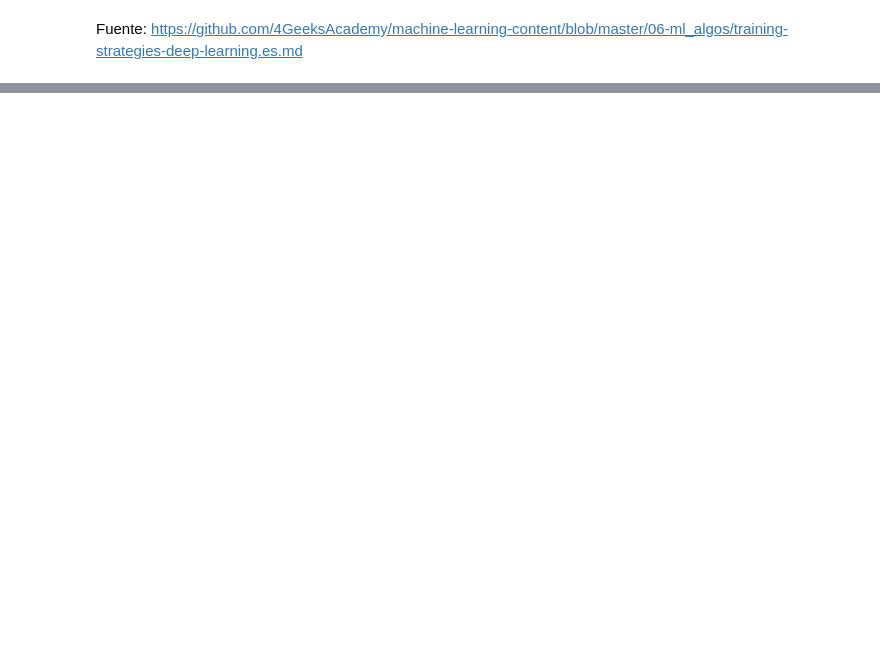
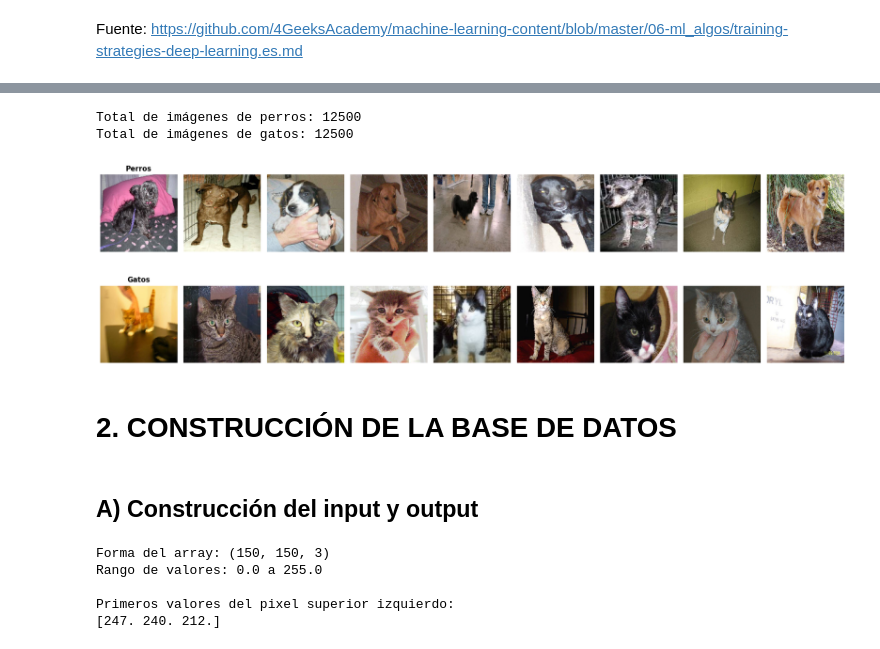
Before and after one commit to jjimvar/intro-ml, a Jupyter notebook: src/11-image-classifier.ipynb, the cells around one changed output, grey strips where cells are left out. Saved outputs shown, nothing was run; the diff lists cells and outputs as text; code cells hidden in the pictures; blank space fills up the shorter version.

```diff
--- a/src/11-image-classifier.ipynb
+++ b/src/11-image-classifier.ipynb
@@ -85,0 +25,5 @@ plt.show()
+# %%
+# Obtener la lista de rutas de todas las imágenes JPG en la carpeta de entrenamiento
+# Ajusta la ruta si tus imágenes están en otro directorio
+image_paths = glob.glob("../data/raw/train/*.jpg")
+print(f"Total de imágenes encontradas: {len(image_paths)}")
@@ -85,0 +39,57 @@ plt.show()
+# %%
+# Separar imágenes de perros y gatos
+dog_images = [path for path in image_paths if 'dog' in path.lower()]
+cat_images = [path for path in image_paths if 'cat' in path.lower()]
+
+print(f"Total de imágenes de perros: {len(dog_images)}")
+print(f"Total de imágenes de gatos: {len(cat_images)}")
+# %% [output]
+Total de imágenes de perros: 12500
+Total de imágenes de gatos: 12500
+# %%
+# Seleccionar 9 imágenes de cada categoría
+dogs_sample = dog_images[:9]
+cats_sample = cat_images[:9]
+# %%
+# Crear figura con subcuadrículas: 2 filas x 9 columnas
+fig, axes = plt.subplots(2, 9, figsize=(18, 6))
+
+# Fila 1: Perros
+for i, img_path in enumerate(dogs_sample):
+    img = image.load_img(img_path, target_size=(150, 150))
+    axes[0, i].imshow(img)
+    axes[0, i].axis('off')
+    if i == 0:
+        axes[0, i].set_title('Perros', fontsize=12, fontweight='bold')
+
+# Fila 2: Gatos
+for i, img_path in enumerate(cats_sample):
+    img = image.load_img(img_path, target_size=(150, 150))
+    axes[1, i].imshow(img)
+    axes[1, i].axis('off')
+    if i == 0:
+        axes[1, i].set_title('Gatos', fontsize=12, fontweight='bold')
+
+plt.tight_layout()
+plt.show()
+# %% [output]
+[figure, added]
+# %% [markdown]
+# **2. CONSTRUCCIÓN DE LA BASE DE DATOS**
+# %% [markdown]
+## A) Construcción del input y output
+# %%
+# Convertir imagen a array (matriz de números)
+img_array = image.img_to_array(img)
+print(f"Forma del array: {img_array.shape}")  # (alto, ancho, canales de color)
+print(f"Rango de valores: {img_array.min()} a {img_array.max()}") # Los colores se forman mezclando 3 colores básicos: Rojo (R), Verde (G), Azul (B). Cada color tiene un valor de 0 a 255
+
+# Ejemplo: ver los primeros valores
+print(f"\nPrimeros valores del pixel superior izquierdo:")
+print(img_array[0, 0])  # RGB: [Rojo, Verde, Azul]
+# %% [output]
+Forma del array: (150, 150, 3)
+Rango de valores: 0.0 a 255.0
+
+Primeros valores del pixel superior izquierdo:
+[247. 240. 212.]
```
Also changed, not shown: parts of 33 cells of this notebook, 2 other files.
